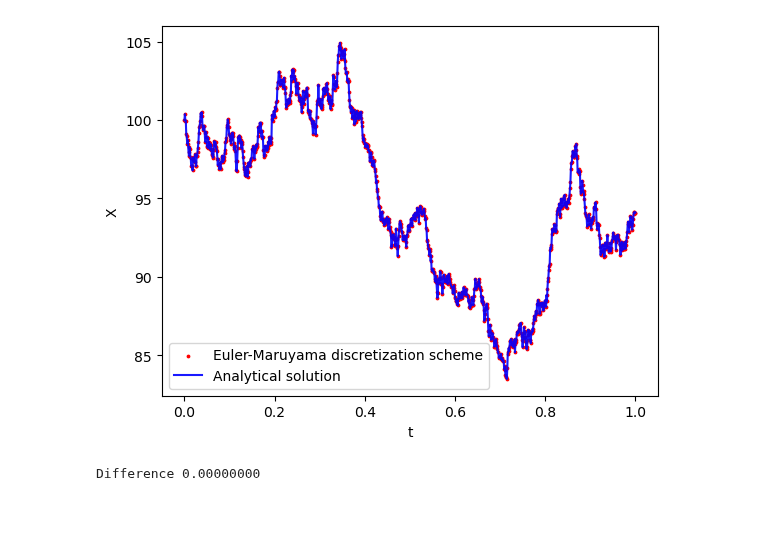
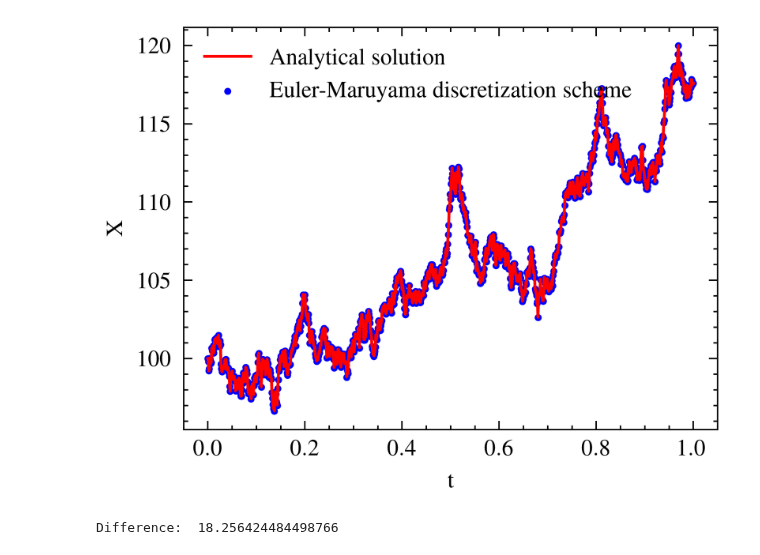
Before and after one commit to kanavmal/MATH512, a Jupyter notebook: Project 3/project3.ipynb, the cells around one changed output. Drawn from its saved outputs; the diff is of its cells as text; code cells hidden in the pictures; blank space fills up the shorter version.

```diff
--- a/Project 3/project3.ipynb
+++ b/Project 3/project3.ipynb
@@ -5,3 +6,6 @@ import numpy as np
+# %%
+# science plots
+plt.style.use(['science','ieee'])
 # %%
 # Estimate the following expected value: E(W_3^2 + sin(W_3) + 2e^{W_3})
 # Where W_t is a standard Wiener process, that is the drift parameter is zero and the Variance parameter sigma^2 = 1.
@@ -108,40 +112,39 @@ The probability P(X_2 > 2) is: 0.9790209790209791
 # a) Simulate this stochastic process using the discretization schemes of Euler-Maruyama
 # b) Compare with the analytical solution.
 
 # a) Simulate the stochastic process using the discretization schemes of Euler-Maruyama
 
 # Parameters
 a = 0.07
 b = 0.12
 X0 = 100
 T = 1
 N = 1000
 dt = T/N
 t = np.linspace(0, T, N+1)
 W = np.zeros(N+1)
 X = np.zeros(N+1)
 X[0] = X0
 # Euler-Maruyama discretization scheme
 for i in range(N):
     dW = np.sqrt(dt)*np.random.normal(0, 1)
     X[i+1] = X[i] + a*X[i]*dt + b*X[i]*dW
     W[i+1] = W[i] + dW
 
 # b) Compare with the analytical solution
-t = np.linspace(0, 1, N + 1)
-X = X0*np.exp((a - b**2/2)*t + b*W)
-sp = np.linspace(0, 1, N + 1)
-# print dots representing the Euler-Maruyama discretization scheme
-plt.scatter(sp, X, label='Euler-Maruyama discretization scheme', color='r', s=3)
-plt.plot(t, X, label='Analytical solution', alpha=0.9, color='b')
+# Analytical solution
+X_analytical = X0*np.exp((a - b**2/2)*t + b*W)
+# Plot the analytical solution and the Euler-Maruyama discretization scheme
+plt.plot(t, X_analytical, label='Analytical solution', color='r')
+plt.scatter(t, X, label='Euler-Maruyama discretization scheme', s=1, color='b')
 plt.xlabel('t')
 plt.ylabel('X')
 plt.legend()
 plt.show()
 
 # print total difference between the analytical solution and the Euler-Maruyama discretization scheme
-total_difference = np.sum(np.abs(X - X0*np.exp((a - b**2/2)*t + b*W)))
-print('Difference {:.8f}'.format(total_difference))
+total_difference = np.sum(np.abs(X - X_analytical))
+print('Difference: ', total_difference)
 # %% [output]
-[figure, old version]
+[figure, new version]
-Difference 0.00000000
+Difference:  18.256424484498766
```
Also changed, not shown: parts of 5 cells of this notebook.
